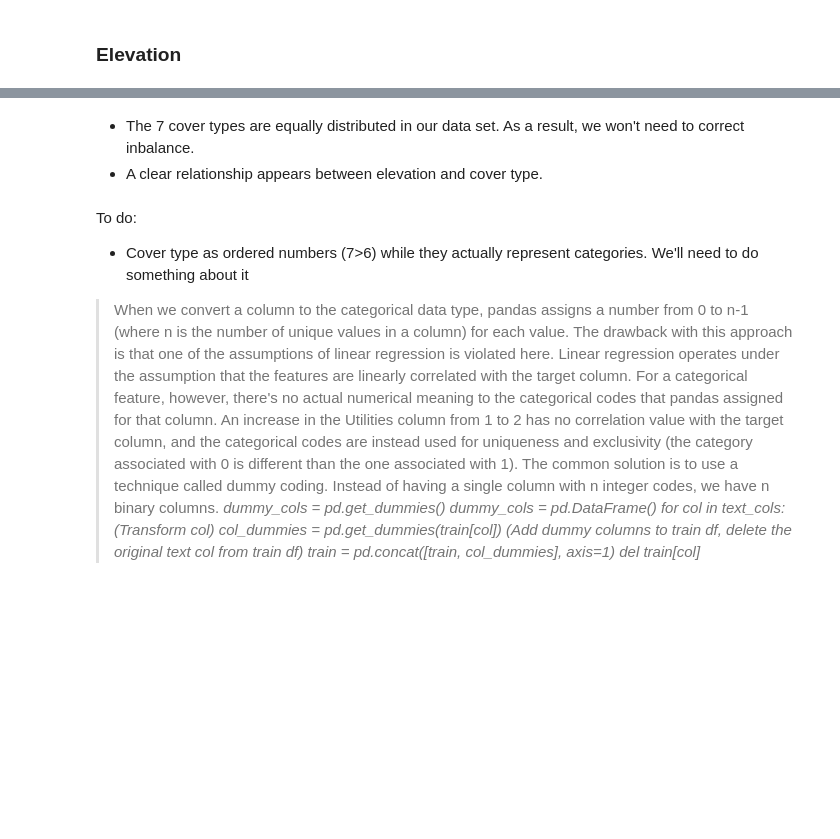
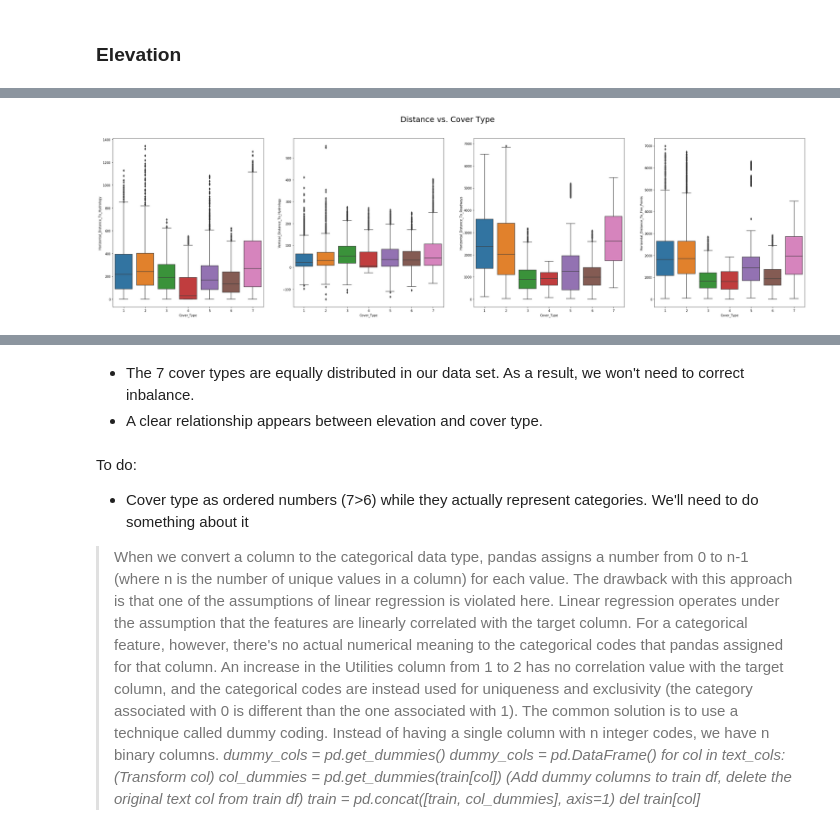
Before and after one commit to biglovisa/women-data-science-projects, a Jupyter notebook: notebooks/forest_cover_type-sophie.ipynb, the cells around one changed output, grey strips where cells are left out. Saved outputs shown, nothing was run; the diff lists cells and outputs as text; code cells hidden in the pictures; blank space fills up the shorter version.

```diff
--- a/notebooks/forest_cover_type-sophie.ipynb
+++ b/notebooks/forest_cover_type-sophie.ipynb
@@ -130,0 +164,10 @@ ax = sns.plot(x='Cover_Type', y='Slope', data=train)
+# %%
+fig = plt.figure(figsize=(40,10))
+for i, col in enumerate(train_distance.columns[:-1]):
+    ax = fig.add_subplot(int("14"+str(i+1)))
+    sns.boxplot(x='Cover_Type', y=col, data=train)
+fig.suptitle('Distance vs. Cover Type', fontsize =25)
+
+plt.show()
+# %% [output]
+[figure, added]
```
Also changed, not shown: parts of 29 cells of this notebook.
